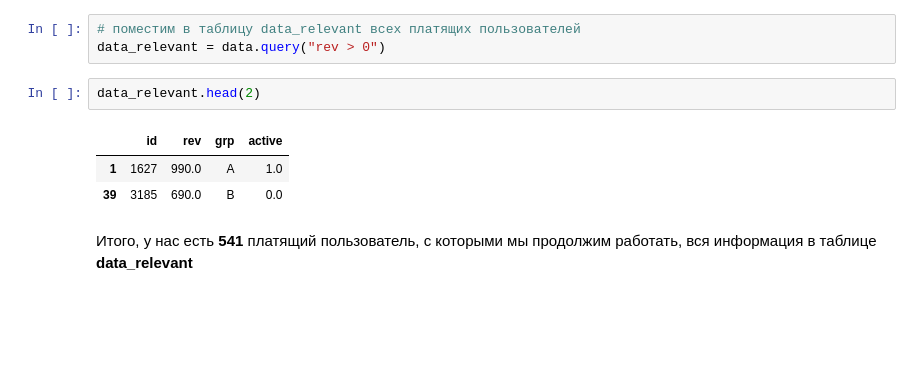
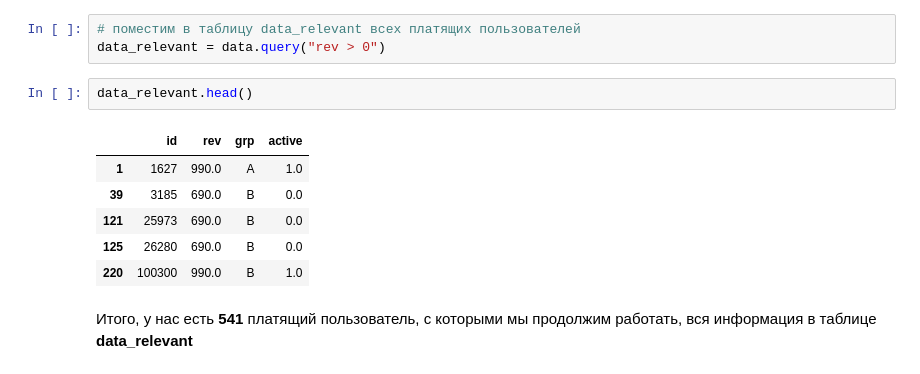
Before and after one commit to pmescheriakov/final_project_karpov.cources, a Jupyter notebook: Final_project_Meshcheryakov_2.ipynb, the cells around one changed output. Cells and saved outputs as stored; diff of their text form; blank space fills up the shorter version.

```diff
--- a/Final_project_Meshcheryakov_2.ipynb
+++ b/Final_project_Meshcheryakov_2.ipynb
@@ -173,11 +173,14 @@ data.query("rev > 0").shape[0]
 # поместим в таблицу data_relevant всех платящих пользователей
 data_relevant = data.query("rev > 0")
 # %%
-data_relevant.head(2)
+data_relevant.head()
 # %% [output]
 |  | id | rev | grp | active |
 | 1 | 1627 | 990.0 | A | 1.0 |
 | 39 | 3185 | 690.0 | B | 0.0 |
+| 121 | 25973 | 690.0 | B | 0.0 |
+| 125 | 26280 | 690.0 | B | 0.0 |
+| 220 | 100300 | 990.0 | B | 1.0 |
 # %% [markdown]
 Итого, у нас есть **541** платящий пользователь, с которыми мы продолжим работать, вся информация в таблице **data_relevant**
 # %%
```
Also changed, not shown: parts of 13 cells of this notebook.
